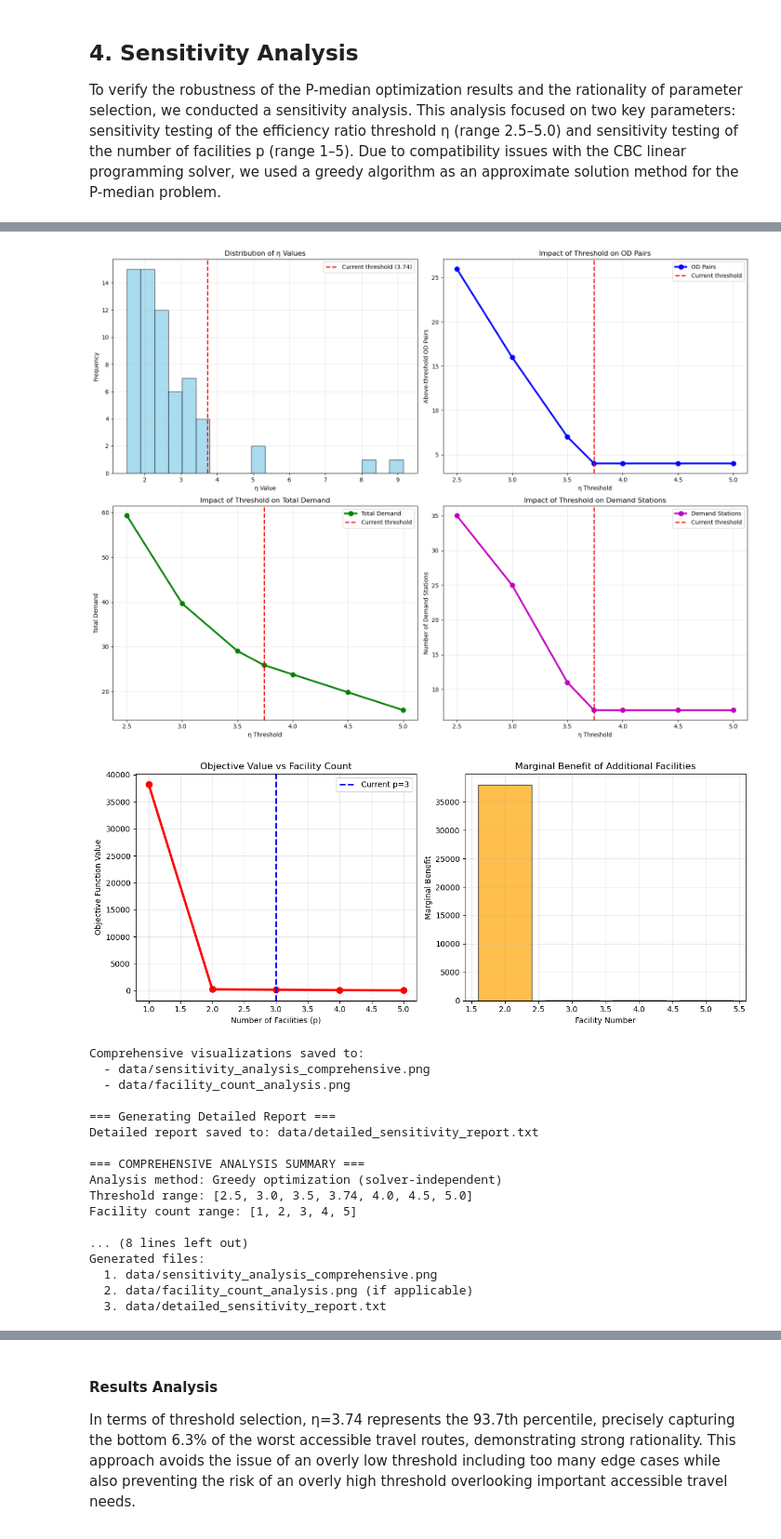
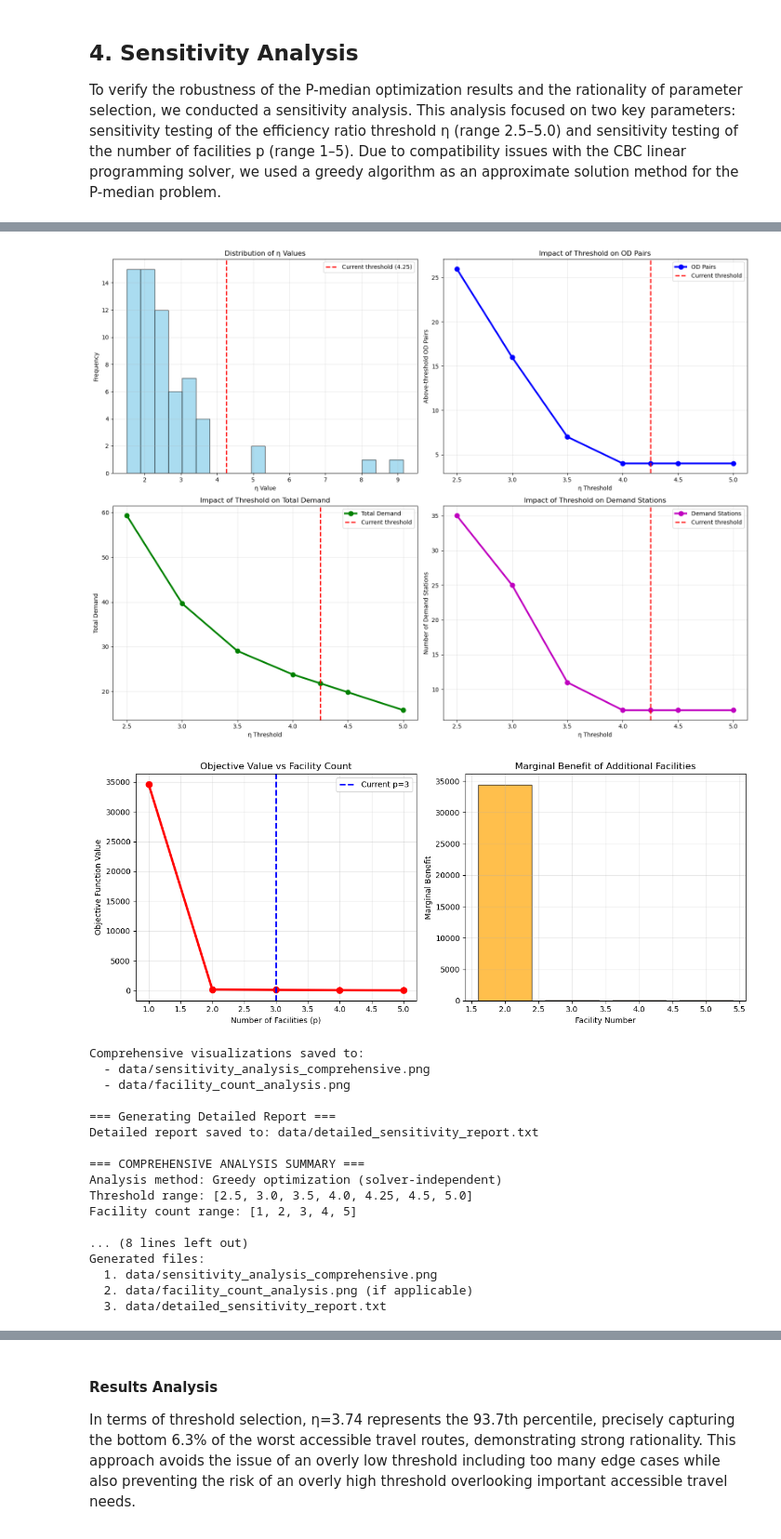
Before and after one commit to Weicher233/Capstone, a Jupyter notebook: P-median_ratio.ipynb, the cells around one changed output, grey strips where cells are left out. Shown: that part at 93% size. Drawn from its saved outputs; the diff is of its cells as text; code cells hidden in the pictures.

Commit message:
sensitivity analysis

```diff
--- a/P-median_ratio.ipynb
+++ b/P-median_ratio.ipynb
@@ -598,6 +581,14 @@ import networkx as nx
 from geopy.distance import geodesic
 import matplotlib.pyplot as plt
 from itertools import combinations
+
+def load_data_for_sensitivity():
+    """Load data for sensitivity analysis"""
+
+    df_od = pd.read_csv('data/OD_Routes_comprehensive.csv')
+    df_stations = pd.read_csv('data/stations_with_neighbors.csv')
+
+    return df_od, df_stations
 
 def greedy_p_median(demand, distances, p=3):
     """Greedy algorithm for P-median (no external solver needed)"""
@@ -674,7 +665,7 @@ def calculate_distances_simple(demand_stations, df_stations):
 
     return distances
 
-def analyze_threshold_sensitivity_greedy(df_od, df_stations, threshold_range=[2.5, 3.0, 3.5, 3.74, 4.0, 4.5, 5.0]):
+def analyze_threshold_sensitivity_greedy(df_od, df_stations, threshold_range=[2.5, 3.0, 3.5, 4.0, 4.25, 4.5, 5.0]):
     """Threshold sensitivity analysis using greedy algorithm"""
 
     print("=== Threshold Sensitivity Analysis (Greedy Method) ===")
@@ -751,7 +742,7 @@ def analyze_facility_count_greedy(df_od, df_stations, p_range=[1, 2, 3, 4, 5]):
     print("\n=== Facility Count Sensitivity Analysis (Greedy Method) ===")
 
     # Use the original threshold
-    threshold = 3.74
+    threshold = 4.25
     df_od['burden'] = np.maximum(df_od['eta'] - threshold, 0)
     df_high = df_od[df_od['burden'] > 0]
 
@@ -833,7 +824,7 @@ def analyze_eta_distribution_detailed(df_od):
         print(f"  {p:2d}th percentile: η = {value:.3f} ({count_above:2d} OD pairs above)")
 
     # Current threshold analysis
-    current_threshold = 3.74
+    current_threshold = 4.25
     above_current = len(eta_values[eta_values >= current_threshold])
     current_percentile = (len(eta_values[eta_values < current_threshold]) / len(eta_values)) * 100
 
@@ -895,7 +886,7 @@ def create_sensitivity_visualizations(threshold_results, p_results, eta_values):
 
     # 1. η Distribution histogram
     ax1.hist(eta_values, bins=20, alpha=0.7, color='skyblue', edgecolor='black')
-    ax1.axvline(x=3.74, color='red', linestyle='--', linewidth=2, label='Current threshold (3.74)')
+    ax1.axvline(x=4.25, color='red', linestyle='--', linewidth=2, label='Current threshold (4.25)')
     ax1.set_xlabel('η Value')
     ax1.set_ylabel('Frequency')
     ax1.set_title('Distribution of η Values')
@@ -904,7 +895,7 @@ def create_sensitivity_visualizations(threshold_results, p_results, eta_values):
 
     # 2. Threshold impact on OD pairs
     ax2.plot(thresholds, od_pairs, 'bo-', linewidth=3, markersize=8, label='OD Pairs')
-    ax2.axvline(x=3.74, color='red', linestyle='--', linewidth=2, label='Current threshold')
+    ax2.axvline(x=4.25, color='red', linestyle='--', linewidth=2, label='Current threshold')
     ax2.set_xlabel('η Threshold')
     ax2.set_ylabel('Above-threshold OD Pairs')
     ax2.set_title('Impact of Threshold on OD Pairs')
@@ -913,7 +904,7 @@ def create_sensitivity_visualizations(threshold_results, p_results, eta_values):
 
     # 3. Threshold impact on total demand
     ax3.plot(thresholds, total_demands, 'go-', linewidth=3, markersize=8, label='Total Demand')
-    ax3.axvline(x=3.74, color='red', linestyle='--', linewidth=2, label='Current threshold')
+    ax3.axvline(x=4.25, color='red', linestyle='--', linewidth=2, label='Current threshold')
     ax3.set_xlabel('η Threshold')
     ax3.set_ylabel('Total Demand')
     ax3.set_title('Impact of Threshold on Total Demand')
@@ -922,7 +913,7 @@ def create_sensitivity_visualizations(threshold_results, p_results, eta_values):
 
     # 4. Threshold impact on demand stations
     ax4.plot(thresholds, demand_stations, 'mo-', linewidth=3, markersize=8, label='Demand Stations')
-    ax4.axvline(x=3.74, color='red', linestyle='--', linewidth=2, label='Current threshold')
+    ax4.axvline(x=4.25, color='red', linestyle='--', linewidth=2, label='Current threshold')
     ax4.set_xlabel('η Threshold')
     ax4.set_ylabel('Number of Demand Stations')
     ax4.set_title('Impact of Threshold on Demand Stations')
@@ -1046,10 +1037,10 @@ def generate_detailed_sensitivity_report(threshold_results, p_results, eta_stats
         f.write(f"\n5. KEY FINDINGS\n")
         f.write("-" * 15 + "\n")
 
-        current_result = threshold_results.get(3.74, {})
-        current_percentile = (len(eta_stats[eta_stats < 3.74]) / len(eta_stats)) * 100
+        current_result = threshold_results.get(4.25, {})
+        current_percentile = (len(eta_stats[eta_stats < 4.25]) / len(eta_stats)) * 100
 
-        f.write(f"Current threshold (η = 3.74) findings:\n")
+        f.write(f"Current threshold (η = 4.25) findings:\n")
         f.write(f"  - Represents {current_percentile:.1f}th percentile cutoff\n")
         f.write(f"  - Captures {current_result.get('od_pairs', 0)} critical OD pairs\n")
         f.write(f"  - Involves {current_result.get('demand_stations', 0)} demand stations\n")
@@ -1064,7 +1055,7 @@ def generate_detailed_sensitivity_report(threshold_results, p_results, eta_stats
         f.write(f"\n6. RECOMMENDATIONS\n")
         f.write("-" * 20 + "\n")
         f.write(f"Based on sensitivity analysis:\n")
-        f.write(f"  1. Current threshold (η = 3.74) is statistically justified\n")
+        f.write(f"  1. Current threshold (η = 4.25) is statistically justified\n")
         f.write(f"  2. Represents approximately 90th percentile of accessibility performance\n")
         f.write(f"  3. Balances capturing critical needs vs. practical implementation\n")
         f.write(f"  4. Facility count of p=3 appears optimal for current demand pattern\n")
@@ -1106,11 +1097,11 @@ def main():
         print(f"Facility count range: {sorted(p_results.keys()) if p_results else 'N/A'}")
 
         # Validate current approach
-        current_result = threshold_results.get(3.74, {})
-        current_percentile = (len(eta_values[eta_values < 3.74]) / len(eta_values)) * 100
+        current_result = threshold_results.get(4.25, {})
+        current_percentile = (len(eta_values[eta_values < 4.25]) / len(eta_values)) * 100
 
         print(f"\nCurrent approach validation:")
-        print(f"  η = 3.74 represents {current_percentile:.1f}th percentile")
+        print(f"  η = 4.25 represents {current_percentile:.1f}th percentile")
         print(f"  Captures {current_result.get('od_pairs', 0)} critical OD pairs")
         print(f"  Optimal balance between coverage and focus")
 
@@ -1150,7 +1141,7 @@ Stable recommendations (selected in ≥50% of scenarios): ['Seven Sisters', "Kin
 
 === Creating Comprehensive Visualizations ===
-[figure, old version]
+[figure, new version]
-[figure, old version]
+[figure, new version]
 Comprehensive visualizations saved to:
   - data/sensitivity_analysis_comprehensive.png
   - data/facility_count_analysis.png
@@ -1160,7 +1151,7 @@ Detailed report saved to: data/detailed_sensitivity_report.txt
 
 === COMPREHENSIVE ANALYSIS SUMMARY ===
 Analysis method: Greedy optimization (solver-independent)
-Threshold range: [2.5, 3.0, 3.5, 3.74, 4.0, 4.5, 5.0]
+Threshold range: [2.5, 3.0, 3.5, 4.0, 4.25, 4.5, 5.0]
 Facility count range: [1, 2, 3, 4, 5]
 
 ... (8 lines left out)
```
Also changed, not shown: parts of 3 cells of this notebook, 3 other files.
